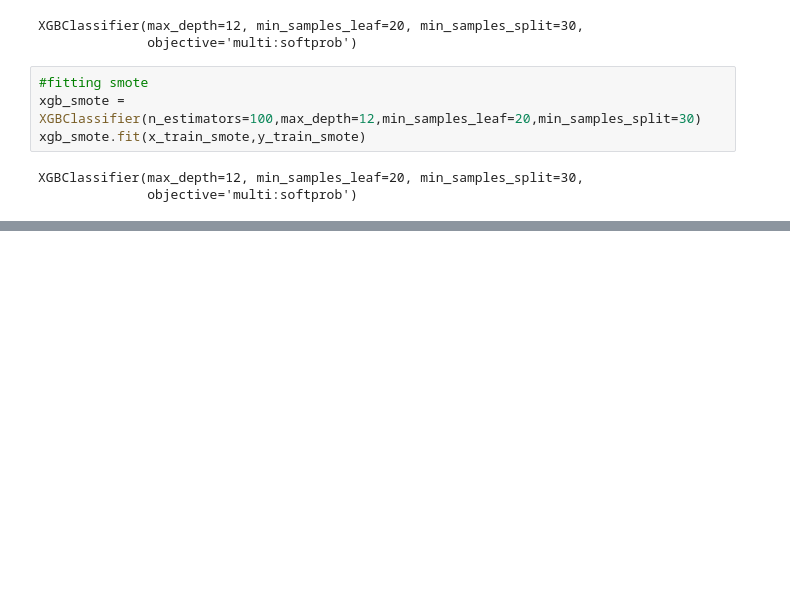
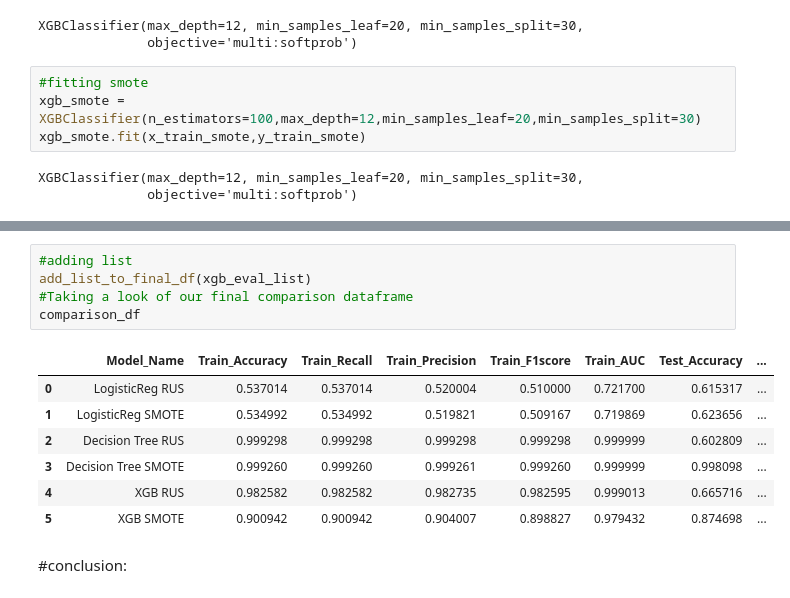
Before and after one commit to renukagore107/CAPSTONE-PROJECT-3--CLASSIFICATION, a Jupyter notebook: classification_data_email.ipynb, the cells around one changed output, grey strips where cells are left out. Drawn from its saved outputs; the diff is of its cells as text; blank space fills up the shorter version.

```diff
--- a/classification_data_email.ipynb
+++ b/classification_data_email.ipynb
@@ -1047,0 +1155,15 @@ weighted avg       0.87      0.88      0.87     13671
+# %%
+#adding list
+add_list_to_final_df(xgb_eval_list)
+#Taking a look of our final comparison dataframe
+comparison_df
+# %% [output]
+|  | Model_Name | Train_Accuracy | Train_Recall | Train_Precision | Train_F1score | Train_AUC | Test_Accuracy | ... |
+| 0 | LogisticReg RUS | 0.537014 | 0.537014 | 0.520004 | 0.510000 | 0.721700 | 0.615317 | ... |
+| 1 | LogisticReg SMOTE | 0.534992 | 0.534992 | 0.519821 | 0.509167 | 0.719869 | 0.623656 | ... |
+| 2 | Decision Tree RUS | 0.999298 | 0.999298 | 0.999298 | 0.999298 | 0.999999 | 0.602809 | ... |
+| 3 | Decision Tree SMOTE | 0.999260 | 0.999260 | 0.999261 | 0.999260 | 0.999999 | 0.998098 | ... |
+| 4 | XGB RUS | 0.982582 | 0.982582 | 0.982735 | 0.982595 | 0.999013 | 0.665716 | ... |
+| 5 | XGB SMOTE | 0.900942 | 0.900942 | 0.904007 | 0.898827 | 0.979432 | 0.874698 | ... |
+# %% [markdown]
+#conclusion:
```
Also changed, not shown: parts of 41 cells of this notebook.
